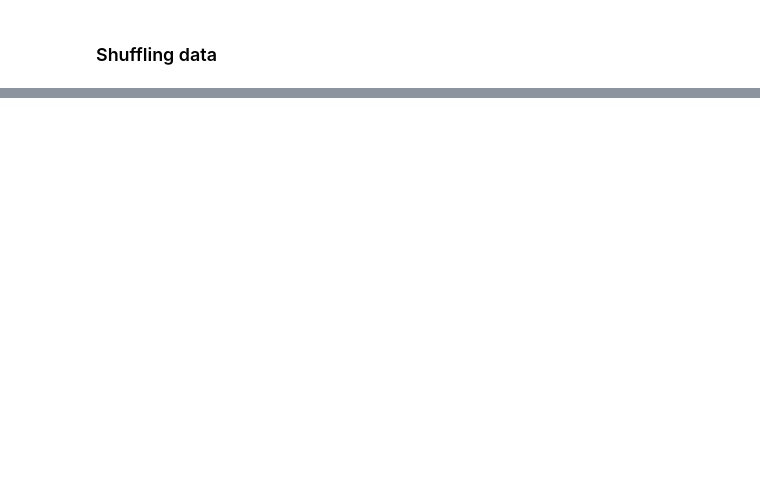
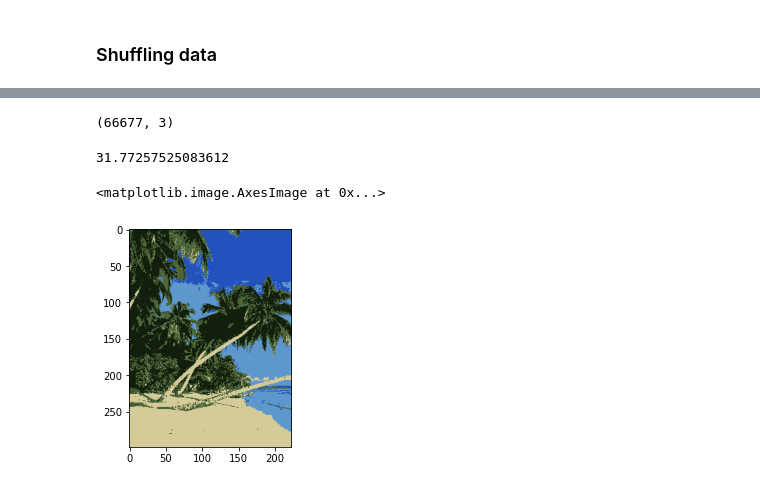
Before and after one commit to jainsanyam786/Intro_To_AI, a Jupyter notebook: Project4/Project 4 Image Recoloration - Part 1b.ipynb, the cells around one changed output, grey strips where cells are left out. Saved outputs shown, nothing was run; the diff lists cells and outputs as text; code cells hidden in the pictures; blank space fills up the shorter version.

```diff
--- a/Project4/Project 4 Image Recoloration - Part 1b.ipynb
+++ b/Project4/Project 4 Image Recoloration - Part 1b.ipynb
@@ -213,0 +261,8 @@ print(W)
+# %%
+a.shape
+# %% [output]
+(66677, 3)
+# %%
+accuracy(a,testout)
+# %% [output]
+31.77257525083612
@@ -213,0 +273,5 @@ print(W)
+# %%
+plt.imshow(trainingOutputImage)
+# %% [output]
+<matplotlib.image.AxesImage at 0x...>
+[figure, added]
```
Also changed, not shown: parts of 21 cells of this notebook.
